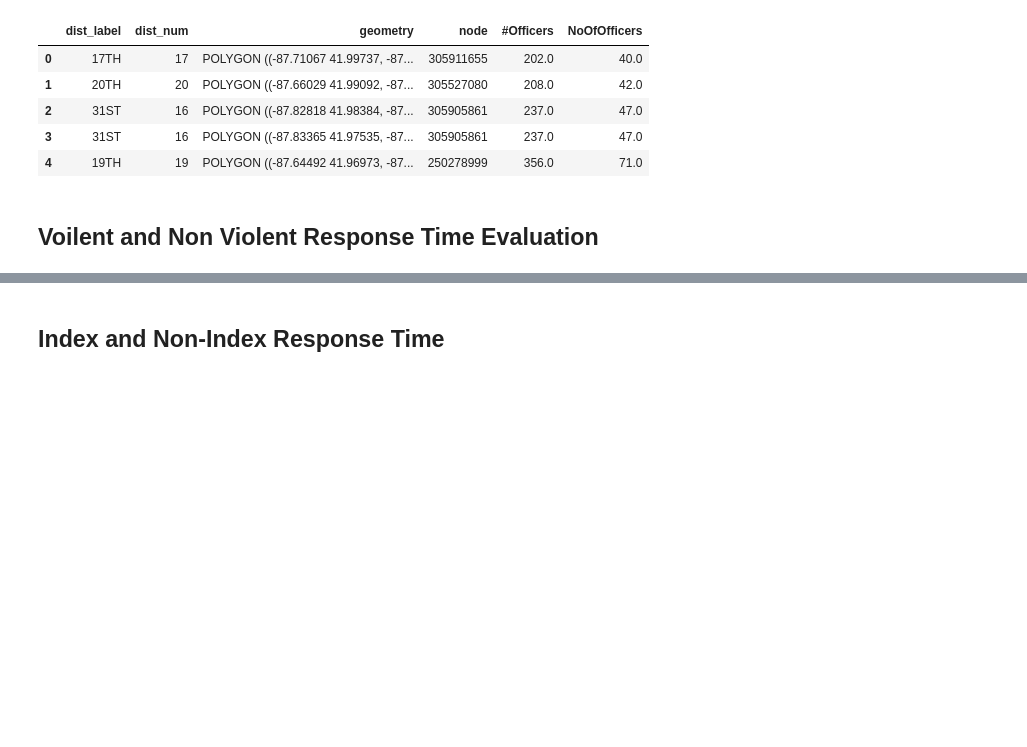
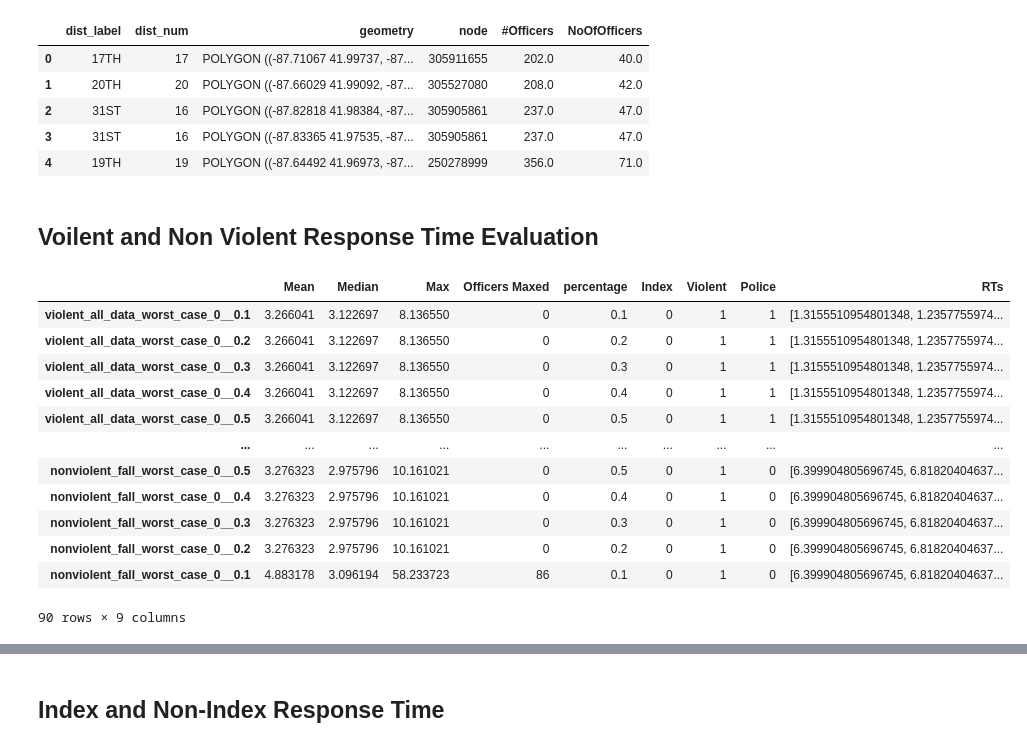
Before and after one commit to callieclark/response-time-project, a Jupyter notebook: Simulation_Archives/Response_Time_Index_Non-Index_(Service_Time)_With _Poilce Beats-Copy1.ipynb, the cells around one changed output, grey strips where cells are left out. Saved outputs shown, nothing was run; the diff lists cells and outputs as text; code cells hidden in the pictures; blank space fills up the shorter version.

```diff
--- a/Response_Time_Index_Non-Index_(Service_Time)_With _Poilce Beats.ipynb
+++ b/Simulation_Archives/Response_Time_Index_Non-Index_(Service_Time)_With _Poilce Beats-Copy1.ipynb
@@ -598,0 +712,58 @@ VG_resp_time = eva_resp_time(police,VG_Crime,percent_operating,polys,Gs)
+# %%
+rt1_list=[]
+rt2_list=[]
+
+IG_dict_stats={}
+NIG_dict_stats={}
+VG_dict_stats={}
+NVG_dict_stats={}
+if grouping =='Index':
+    for i in IG_resp_time_dict.keys():
+        for j in IG_resp_time_dict[i].keys():
+            IG_dict_stats['index_'+i+'_'+str(j)]=[np.mean(IG_resp_time_dict[i][j]),np.median(IG_resp_time_dict[i][j]),np.max(IG_resp_time_dict[i][j])]
+            rt1_list.append(IG_resp_time_dict[i][j])
+
+    for i in NIG_resp_time_dict.keys():
+        for j in NIG_resp_time_dict[i].keys():
+            NIG_dict_stats['nonindex_'+i+'_'+str(j)]=[np.mean(NIG_resp_time_dict[i][j]),np.median(NIG_resp_time_dict[i][j]),np.max(NIG_resp_time_dict[i][j])]
+            rt2_list.append(NIG_resp_time_dict[i][j])
+
+
+elif grouping =='Violent':
+    for i in VG_resp_time_dict.keys():
+        for j in VG_resp_time_dict[i].keys():
+            VG_dict_stats['violent_'+i+'_'+str(j)]=[np.mean(VG_resp_time_dict[i][j]),np.median(VG_resp_time_dict[i][j]),np.max(VG_resp_time_dict[i][j])]
+            rt1_list.append(VG_resp_time_dict[i][j])
+
+    for i in NVG_resp_time_dict.keys():
+        for j in NVG_resp_time_dict[i].keys():
+            NVG_dict_stats['nonviolent_'+i+'_'+str(j)]=[np.mean(NVG_resp_time_dict[i][j]),np.median(NVG_resp_time_dict[i][j]),np.max(NVG_resp_time_dict[i][j])]
+            rt2_list.append(NVG_resp_time_dict[i][j])
+# %%
+if grouping=='Index':
+    IG_dict_stats_df=make_dict(IG_dict_stats,rt1_list,G_officers_mapped_out,1,grouping)
+    NIG_dict_stats_df=make_dict(NIG_dict_stats,rt2_list,NG_officers_mapped_out,0,grouping)
+    big_poppa_df=pd.concat([big_poppa_df,IG_dict_stats_df])
+    big_poppa_df=pd.concat([big_poppa_df,NIG_dict_stats_df])
+
+elif grouping=='Violent':
+    VG_dict_stats_df=make_dict(VG_dict_stats,rt1_list,G_officers_mapped_out,1,grouping)
+    NVG_dict_stats_df=make_dict(NVG_dict_stats,rt2_list,NG_officers_mapped_out,0,grouping)
+    big_poppa_df=pd.concat([big_poppa_df,VG_dict_stats_df])
+    big_poppa_df=pd.concat([big_poppa_df,NVG_dict_stats_df])
+# %%
+big_poppa_df
+# %% [output]
+|  | Mean | Median | Max | Officers Maxed | percentage | Index | Violent | Police | RTs |
+| violent_all_data_worst_case_0__0.1 | 3.266041 | 3.122697 | 8.136550 | 0 | 0.1 | 0 | 1 | 1 | [1.3155510954801348, 1.2357755974... |
+| violent_all_data_worst_case_0__0.2 | 3.266041 | 3.122697 | 8.136550 | 0 | 0.2 | 0 | 1 | 1 | [1.3155510954801348, 1.2357755974... |
+| violent_all_data_worst_case_0__0.3 | 3.266041 | 3.122697 | 8.136550 | 0 | 0.3 | 0 | 1 | 1 | [1.3155510954801348, 1.2357755974... |
+| violent_all_data_worst_case_0__0.4 | 3.266041 | 3.122697 | 8.136550 | 0 | 0.4 | 0 | 1 | 1 | [1.3155510954801348, 1.2357755974... |
+| violent_all_data_worst_case_0__0.5 | 3.266041 | 3.122697 | 8.136550 | 0 | 0.5 | 0 | 1 | 1 | [1.3155510954801348, 1.2357755974... |
+| ... | ... | ... | ... | ... | ... | ... | ... | ... | ... |
+| nonviolent_fall_worst_case_0__0.5 | 3.276323 | 2.975796 | 10.161021 | 0 | 0.5 | 0 | 1 | 0 | [6.399904805696745, 6.81820404637... |
+| nonviolent_fall_worst_case_0__0.4 | 3.276323 | 2.975796 | 10.161021 | 0 | 0.4 | 0 | 1 | 0 | [6.399904805696745, 6.81820404637... |
+| nonviolent_fall_worst_case_0__0.3 | 3.276323 | 2.975796 | 10.161021 | 0 | 0.3 | 0 | 1 | 0 | [6.399904805696745, 6.81820404637... |
+| nonviolent_fall_worst_case_0__0.2 | 3.276323 | 2.975796 | 10.161021 | 0 | 0.2 | 0 | 1 | 0 | [6.399904805696745, 6.81820404637... |
+| nonviolent_fall_worst_case_0__0.1 | 4.883178 | 3.096194 | 58.233723 | 86 | 0.1 | 0 | 1 | 0 | [6.399904805696745, 6.81820404637... |
+90 rows × 9 columns
```
Also changed, not shown: parts of 31 cells of this notebook, 2 other files.
